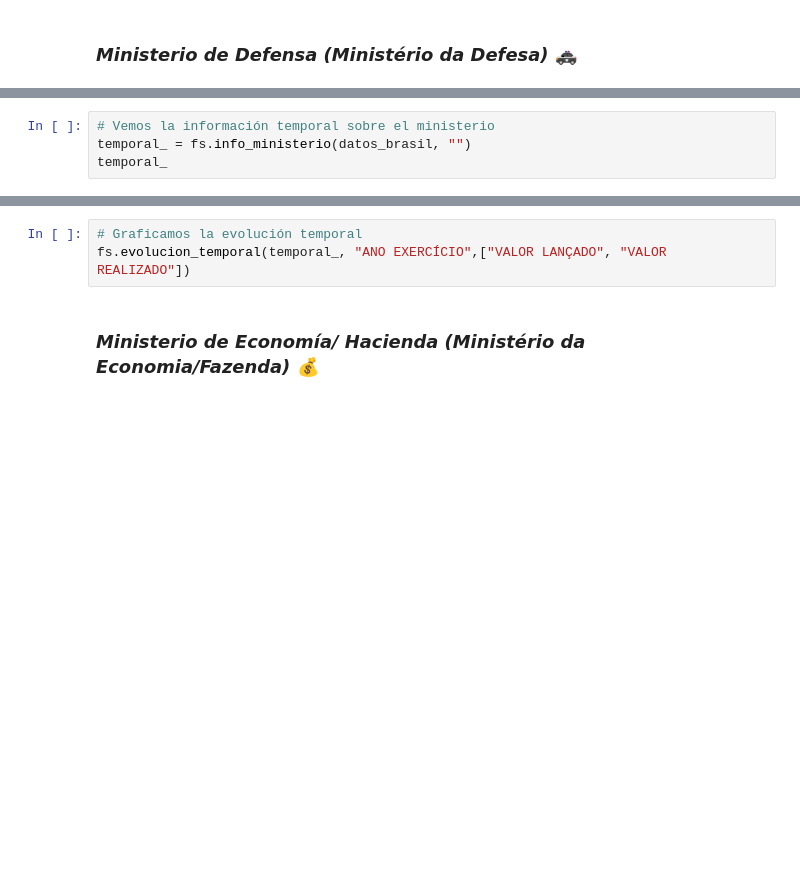
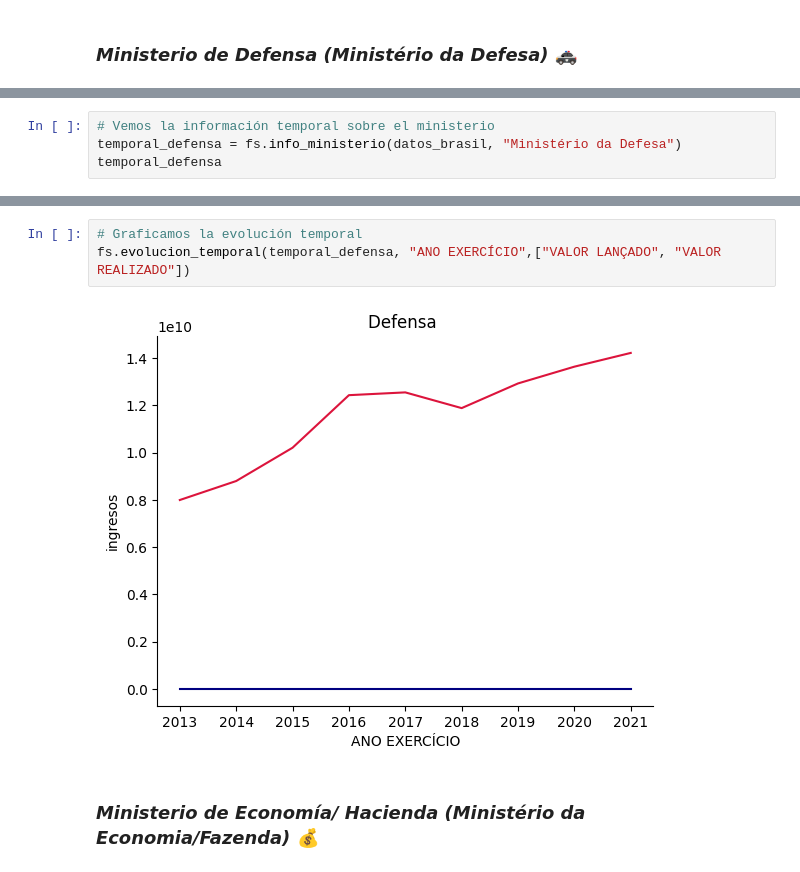
Before and after one commit to Gabijc/Proyecto2-Insights-Brasil, a Jupyter notebook: Análisis_categorías.ipynb, the cells around one changed output, grey strips where cells are left out. Cells and saved outputs as stored; diff of their text form; blank space fills up the shorter version.

```diff
--- a/Análisis_categorías.ipynb
+++ b/Análisis_categorías.ipynb
@@ -541,4 +609,4 @@ fs.info_ministerio(datos_brasil, "")
 # %%
 # Vemos la información temporal sobre el ministerio
-temporal_ = fs.info_ministerio(datos_brasil, "")
-temporal_
+temporal_defensa = fs.info_ministerio(datos_brasil, "Ministério da Defesa")
+temporal_defensa
@@ -548,6 +647,8 @@ fs.info_ministerio(datos_brasil, "")
 # %%
 # Graficamos la evolución temporal
-fs.evolucion_temporal(temporal_, "ANO EXERCÍCIO",["VALOR LANÇADO", "VALOR REALIZADO"])
+fs.evolucion_temporal(temporal_defensa, "ANO EXERCÍCIO",["VALOR LANÇADO", "VALOR REALIZADO"])
+# %% [output]
+[figure, added]
 # %% [markdown]
 ### *Ministerio de Economía/ Hacienda (Ministério da Economia/Fazenda)* 💰
 # %%
```
Also changed, not shown: parts of 16 cells of this notebook, 2 other files.
